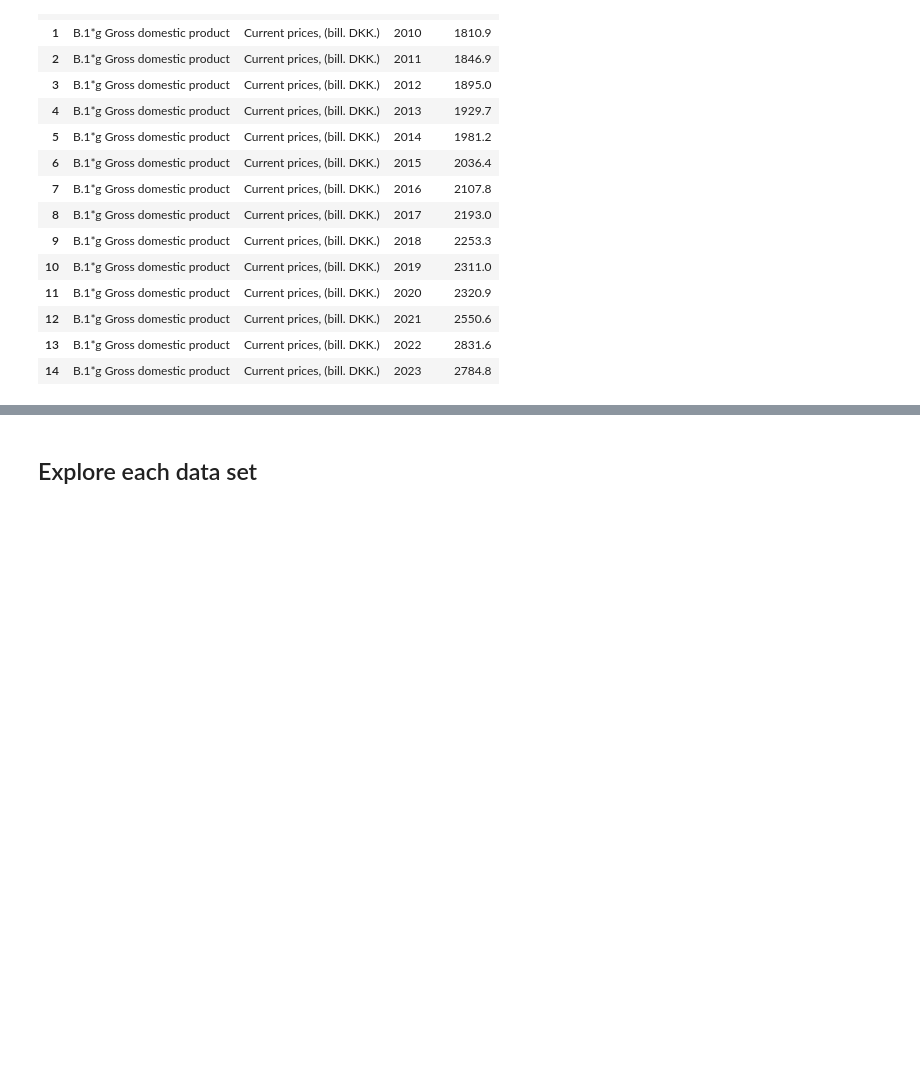
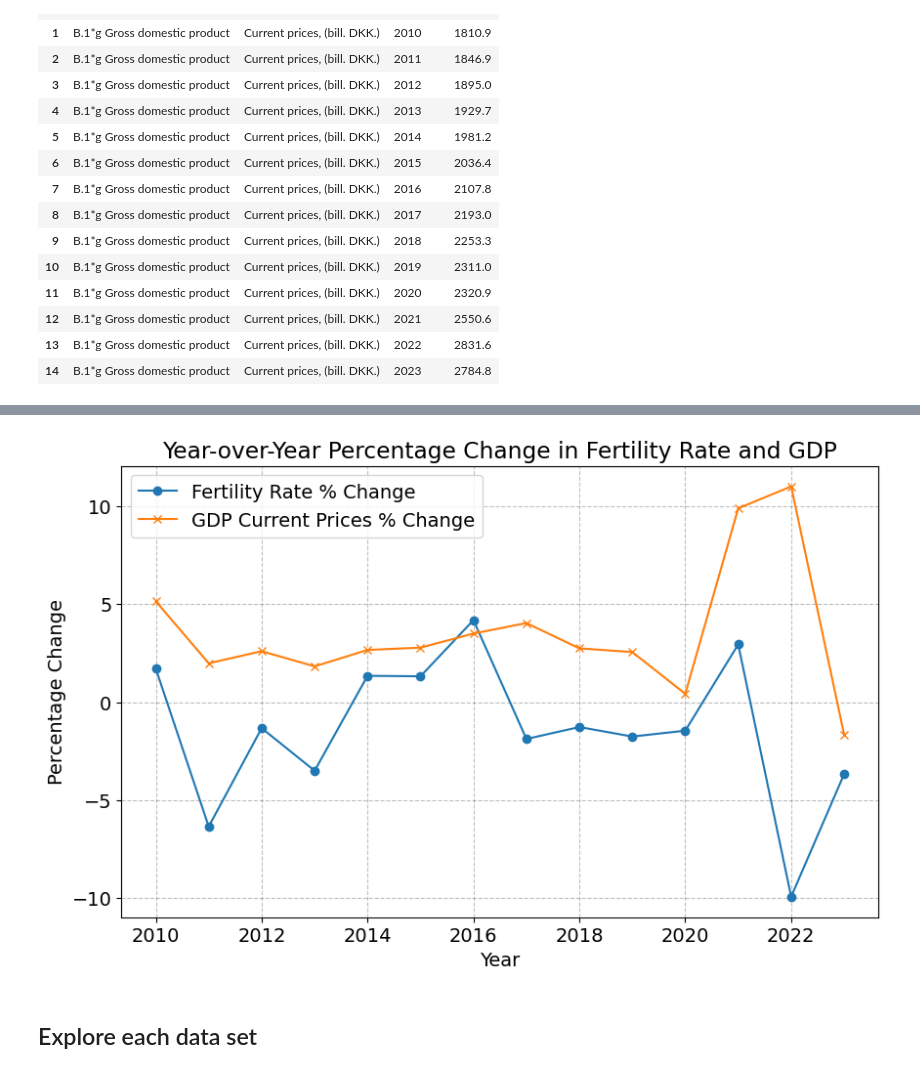
Before and after one commit to NumEconCopenhagen/projects-2024-mikkel-julius-jacob, a Jupyter notebook: dataproject/WorkSpace/Julius/dataproject.ipynb, the cells around one changed output, grey strips where cells are left out. Cells and saved outputs as stored; diff of their text form; code cells hidden in the pictures; blank space fills up the shorter version.

```diff
--- a/dataproject/WorkSpace/Julius/dataproject.ipynb
+++ b/dataproject/WorkSpace/Julius/dataproject.ipynb
@@ -225,8 +195,8 @@ params ={'table': 'nan1',
   {'code': 'PRISENHED', 'values': ['V_M']},
   {'code': 'Tid', 'values': ['>2008<=2023']}]}
 # %%
-inc_api = gdp.get_data(params=params)
-inc_api.head(15)
+gdp_api = gdp.get_data(params=params)
+gdp_api.head(15)
 # %% [output]
 |  | TRANSAKT | PRISENHED | TID | INDHOLD |
 | 0 | B.1*g Gross domestic product | Current prices, (bill. DKK.) | 2009 | 1722.1 |
@@ -281,0 +231,3 @@ inc_api.head(15)
+# %%
+merged = pd.merge(fert_api, gdp_api, on='TID', how='inner')
+print(merged)
@@ -281,0 +252,8 @@ inc_api.head(15)
+# %%
+final_df = merged[['TID', 'INDHOLD_x', 'INDHOLD_y']].rename(columns={
+    'INDHOLD_x': 'Fertility_Rate',
+    'INDHOLD_y': 'GDP_Current_Prices'
+})
+
+# Print the final DataFrame with selected and renamed columns
+print(final_df)
@@ -282,3 +277,22 @@ inc_api.head(15)
+# %%
+final_df['Fertility_Rate'] = pd.to_numeric(final_df['Fertility_Rate'], errors='coerce')
+final_df['GDP_Current_Prices'] = pd.to_numeric(final_df['GDP_Current_Prices'], errors='coerce')
+
+# Calculating year-over-year percentage change
+final_df['Fertility_Rate_Pct_Change'] = final_df['Fertility_Rate'].pct_change() * 100
+final_df['GDP_Current_Prices_Pct_Change'] = final_df['GDP_Current_Prices'].pct_change() * 100
+# %%
+plt.figure(figsize=(10, 6))
+plt.plot(final_df['TID'], final_df['Fertility_Rate_Pct_Change'], label='Fertility Rate % Change', marker='o')
+plt.plot(final_df['TID'], final_df['GDP_Current_Prices_Pct_Change'], label='GDP Current Prices % Change', marker='x')
+plt.title('Year-over-Year Percentage Change in Fertility Rate and GDP')
+plt.xlabel('Year')
+plt.ylabel('Percentage Change')
+plt.legend()
+plt.grid(True)
+plt.show()
+# %% [output]
+[figure, added]
 # %% [markdown]
 ## Explore each data set
 # %% [markdown]
```
Also changed, not shown: parts of 10 cells of this notebook.
